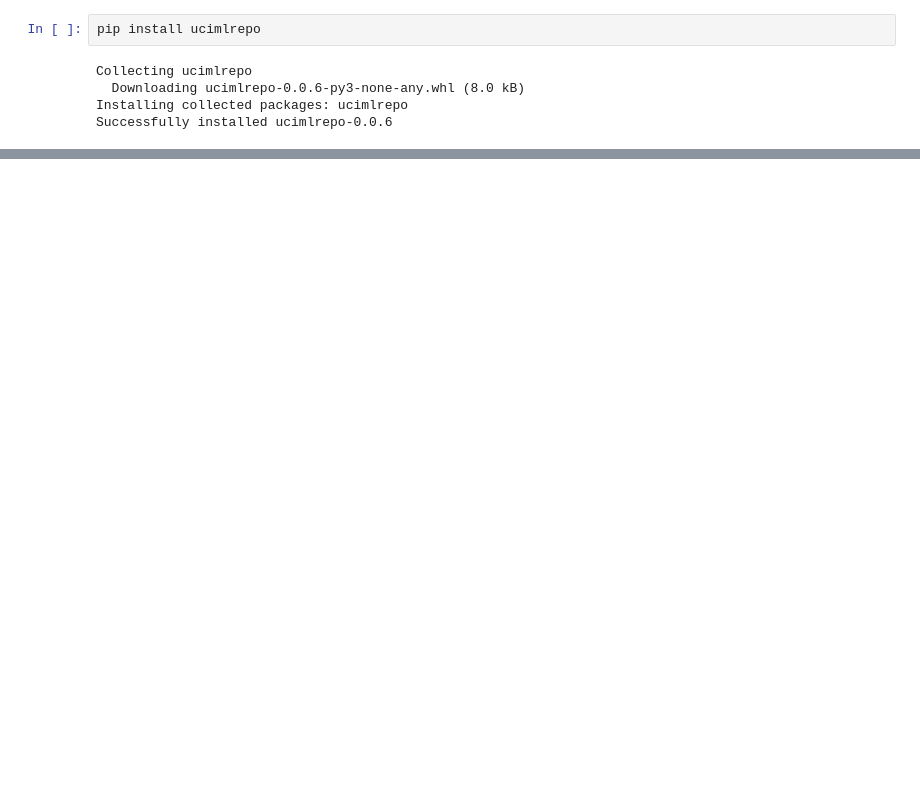
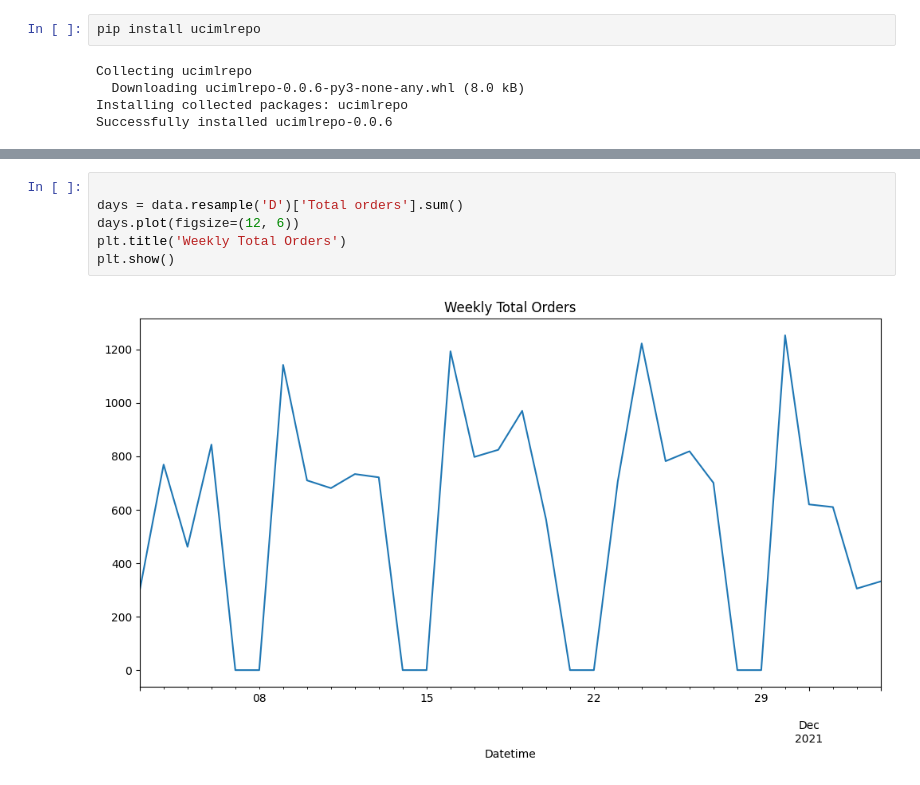
Before and after one commit to jaramillooo/Proyecto_series_no_lineales, a Jupyter notebook: proyecto12ipynb.ipynb, the cells around one changed output, grey strips where cells are left out. Cells and saved outputs as stored; diff of their text form; blank space fills up the shorter version.

```diff
--- a/proyecto12ipynb.ipynb
+++ b/proyecto12ipynb.ipynb
@@ -125,0 +172,8 @@ df.head(10)
+# %%
+
+days = data.resample('D')['Total orders'].sum()
+days.plot(figsize=(12, 6))
+plt.title('Weekly Total Orders')
+plt.show()
+# %% [output]
+[figure, added]
```
Also changed, not shown: parts of 24 cells of this notebook.
